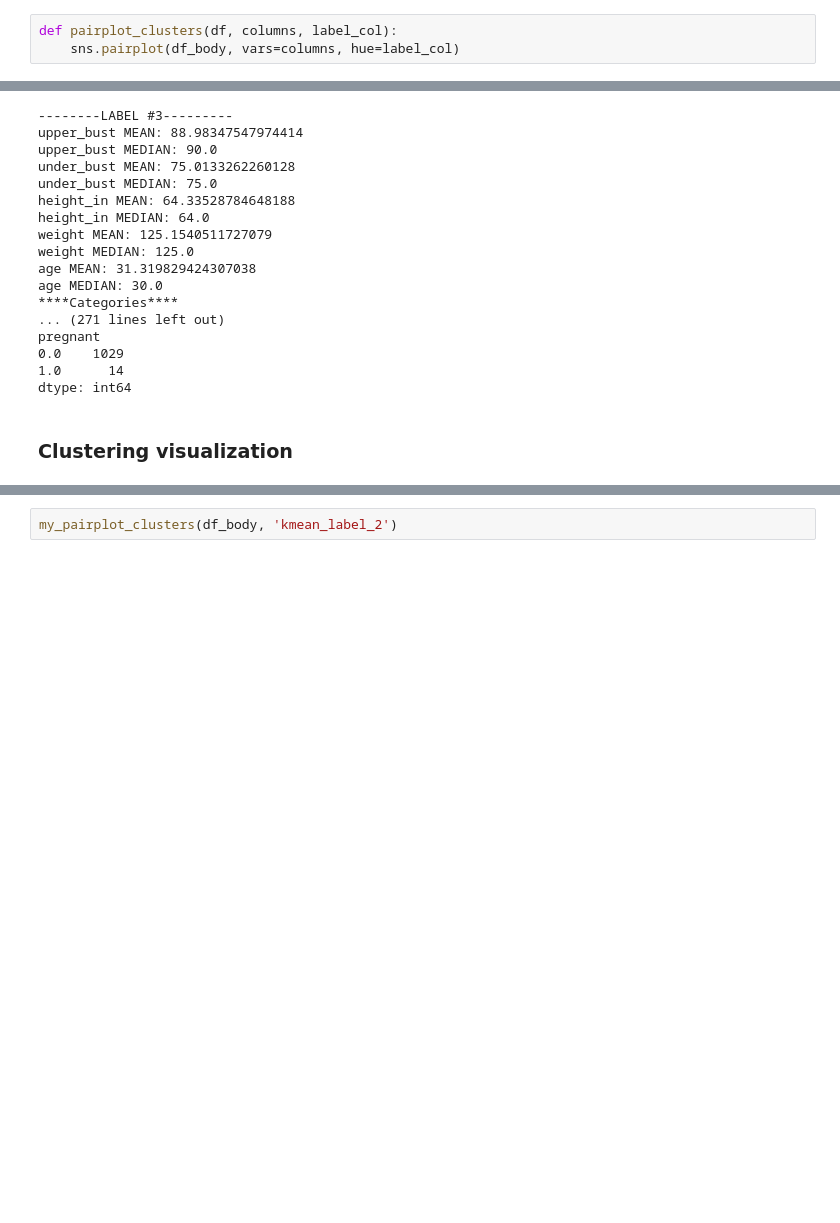
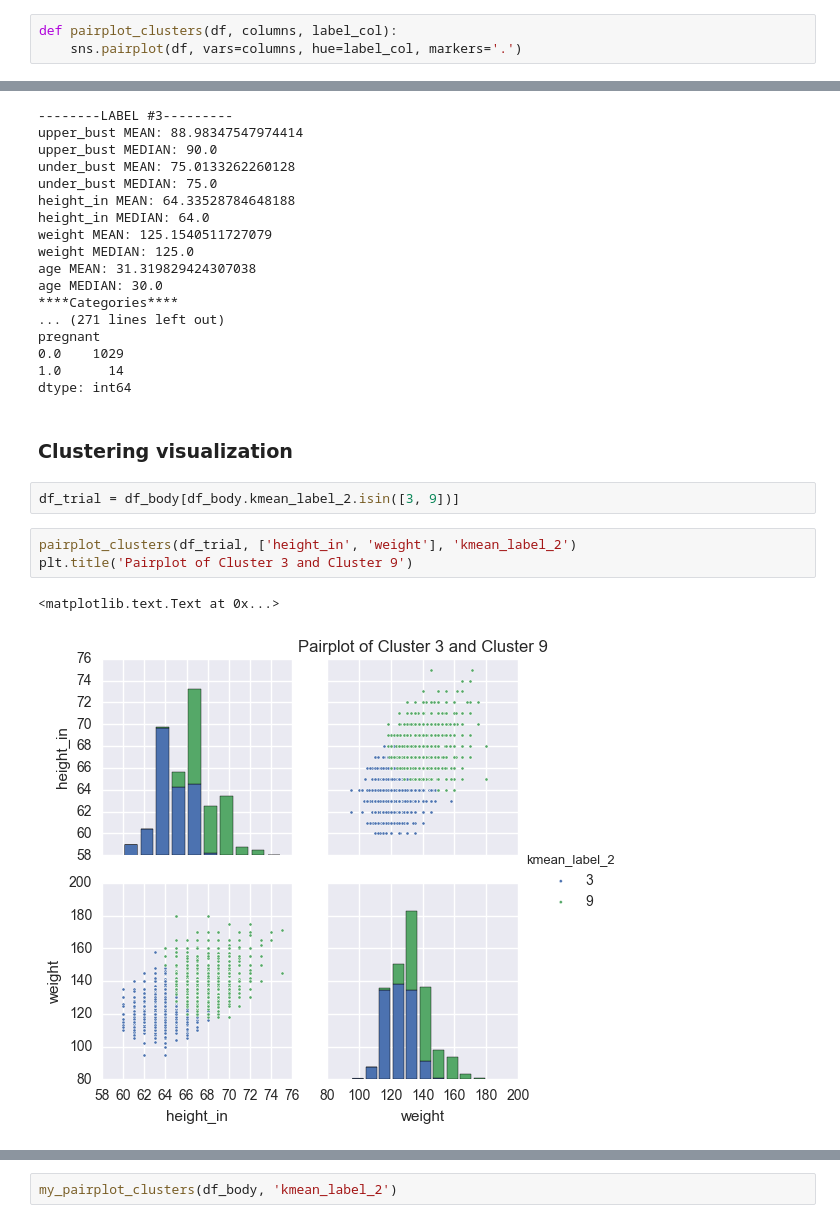
Before and after one commit to jtirtanata/rtr-app, a Jupyter notebook: model/clustering.ipynb, the cells around one changed output, grey strips where cells are left out. Saved outputs shown, nothing was run; the diff lists cells and outputs as text; blank space fills up the shorter version.

```diff
--- a/model/clustering.ipynb
+++ b/model/clustering.ipynb
@@ -213,7 +213,7 @@ def display_all_category_distribution(df, label_col):
     display_category_distribution(df, 'pregnant', label_col, axes.flatten()[7])
 # %%
 def pairplot_clusters(df, columns, label_col):
-    sns.pairplot(df_body, vars=columns, hue=label_col)
+    sns.pairplot(df, vars=columns, hue=label_col, markers='.')
 # %%
 def my_pairplot_clusters(df, label_col):
     sns.pairplot(df, vars=["upper_bust", "under_bust", "height_in", "usually_wears", "weight"], hue=label_col)
@@ -405,3 +405,11 @@ dtype: int64
 # %% [markdown]
 <a id="visual2"></a>
 ### Clustering visualization
+# %%
+df_trial = df_body[df_body.kmean_label_2.isin([3, 9])]
+# %%
+pairplot_clusters(df_trial, ['height_in', 'weight'], 'kmean_label_2')
+plt.title('Pairplot of Cluster 3 and Cluster 9')
+# %% [output]
+<matplotlib.text.Text at 0x...>
+[figure, added]
```
Also changed, not shown: parts of 10 cells of this notebook, 22 other files.
